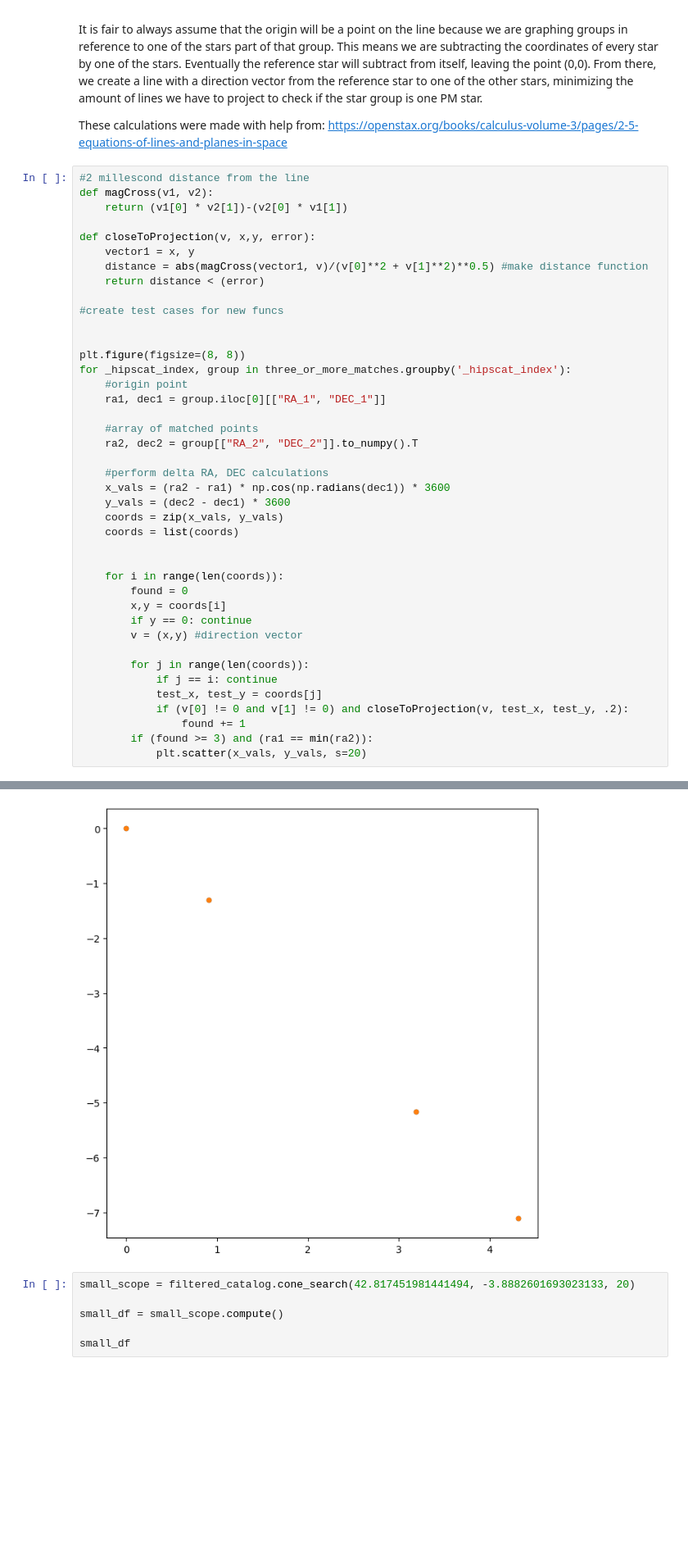
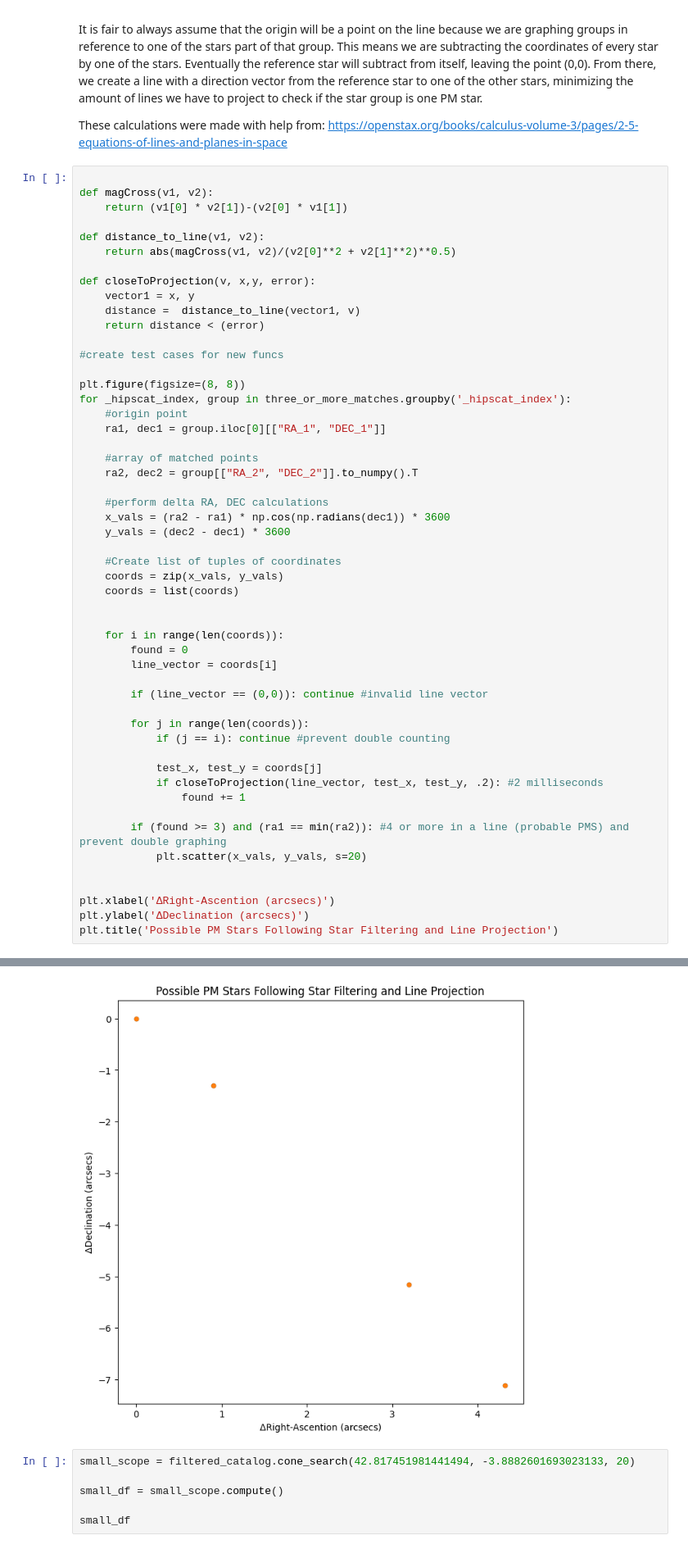
Before and after one commit to JoaoDPassos/brown-dwarf-search, a Jupyter notebook: CrossMatchFIltering.ipynb, the cells around one changed output, grey strips where cells are left out. Shown at 82% size. Cells and saved outputs as stored; diff of their text form; blank space fills up the shorter version.

```diff
--- a/CrossMatchFIltering.ipynb
+++ b/CrossMatchFIltering.ipynb
@@ -136,17 +136,19 @@ It is fair to always assume that the origin will be a point on the line because
 
 These calculations were made with help from: https://openstax.org/books/calculus-volume-3/pages/2-5-equations-of-lines-and-planes-in-space
 # %%
-#2 millescond distance from the line
+
 def magCross(v1, v2):
     return (v1[0] * v2[1])-(v2[0] * v1[1])
 
+def distance_to_line(v1, v2):
+    return abs(magCross(v1, v2)/(v2[0]**2 + v2[1]**2)**0.5)
+
 def closeToProjection(v, x,y, error):
     vector1 = x, y
-    distance = abs(magCross(vector1, v)/(v[0]**2 + v[1]**2)**0.5) #make distance function
+    distance =  distance_to_line(vector1, v)
     return distance < (error)
 
 #create test cases for new funcs
-
 
 plt.figure(figsize=(8, 8))
 for _hipscat_index, group in three_or_more_matches.groupby('_hipscat_index'):
@@ -159,21 +161,30 @@ for _hipscat_index, group in three_or_more_matches.groupby('_hipscat_index'):
     #perform delta RA, DEC calculations
     x_vals = (ra2 - ra1) * np.cos(np.radians(dec1)) * 3600
     y_vals = (dec2 - dec1) * 3600
+
+    #Create list of tuples of coordinates
     coords = zip(x_vals, y_vals)
     coords = list(coords)
 
 
     for i in range(len(coords)):
         found = 0
-        x,y = coords[i]
-        if y == 0: continue
-        v = (x,y) #direction vector
+        line_vector = coords[i]
+
+        if (line_vector == (0,0)): continue #invalid line vector
 
         for j in range(len(coords)):
-            if j == i: continue
+            if (j == i): continue #prevent double counting
+
             test_x, test_y = coords[j]
-            if (v[0] != 0 and v[1] != 0) and closeToProjection(v, test_x, test_y, .2):
+            if closeToProjection(line_vector, test_x, test_y, .2): #2 milliseconds
                 found += 1
-        if (found >= 3) and (ra1 == min(ra2)):
+
+        if (found >= 3) and (ra1 == min(ra2)): #4 or more in a line (probable PMS) and prevent double graphing
             plt.scatter(x_vals, y_vals, s=20)
+
+
+plt.xlabel('ΔRight-Ascention (arcsecs)')
+plt.ylabel('ΔDeclination (arcsecs)')
+plt.title('Possible PM Stars Following Star Filtering and Line Projection')
 # %% [output]
@@ -180,4 +192,4 @@ for _hipscat_index, group in three_or_more_matches.groupby('_hipscat_index'):
-[figure, old version]
+[figure, new version]
 # %%
 small_scope = filtered_catalog.cone_search(42.817451981441494, -3.8882601693023133, 20)
 
```
Also changed, not shown: parts of 3 cells of this notebook.
